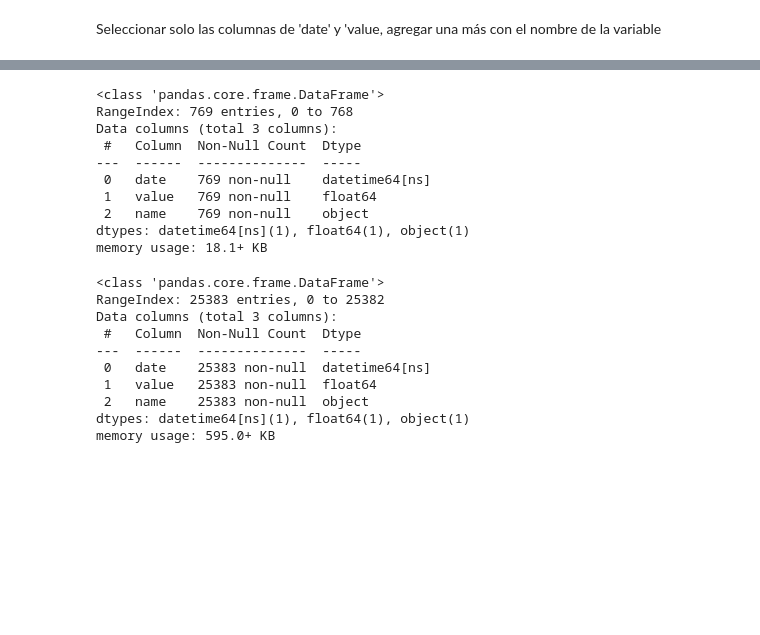
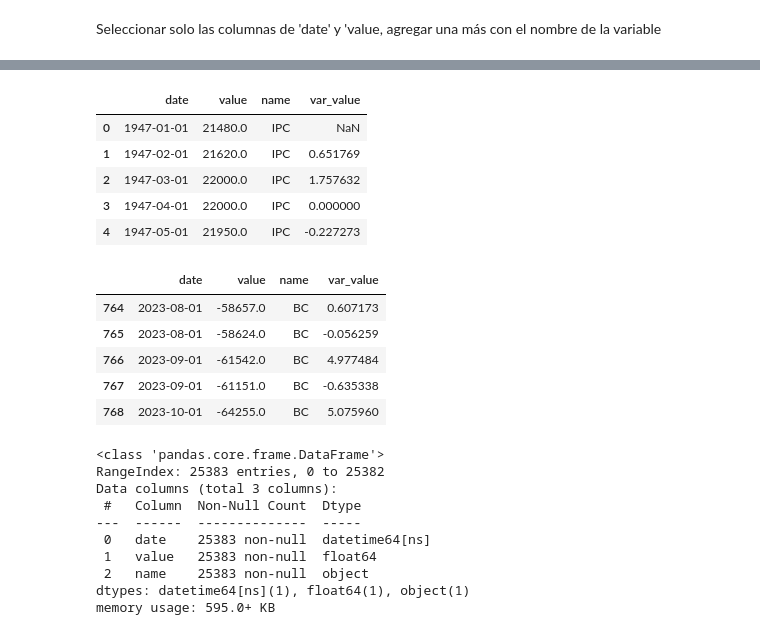
Before and after one commit to 4GeeksAcademy/proyecto_DataScience_DMS, a Jupyter notebook: src/explore copy.ipynb, the cells around one changed output, grey strips where cells are left out. Drawn from its saved outputs; the diff is of its cells as text; code cells hidden in the pictures; blank space fills up the shorter version.

```diff
--- a/src/explore copy.ipynb
+++ b/src/explore copy.ipynb
@@ -271,21 +273,27 @@ memory usage: 26.0+ KB
+# %%
+df_CPIAUCSL.head()
+# %% [output]
+|  | date | value | name | var_value |
+| 0 | 1947-01-01 | 21480.0 | IPC | NaN |
+| 1 | 1947-02-01 | 21620.0 | IPC | 0.651769 |
+| 2 | 1947-03-01 | 22000.0 | IPC | 1.757632 |
+| 3 | 1947-04-01 | 22000.0 | IPC | 0.000000 |
+| 4 | 1947-05-01 | 21950.0 | IPC | -0.227273 |
 # %%
 df_BOPGSTBL = data_BOPGSTB[['date','value']].copy()
 df_BOPGSTBL['name'] = 'BC' #BALANZA COMERCIAL
 df_BOPGSTBL['date'] = pd.to_datetime(df_BOPGSTBL['date'])
 df_BOPGSTBL['value'] = pd.to_numeric(df_BOPGSTBL['value'], errors='coerce')
 df_BOPGSTBL['value'] = df_BOPGSTBL['value'].apply(lambda x: x/100000000000 if x < -200000 else x)
-df_BOPGSTBL.info()
+df_BOPGSTBL['var_value'] = df_BOPGSTBL['value'].pct_change() * 100
+df_BOPGSTBL.tail()
 # %% [output]
-<class 'pandas.core.frame.DataFrame'>
-RangeIndex: 769 entries, 0 to 768
-Data columns (total 3 columns):
- #   Column  Non-Null Count  Dtype
----  ------  --------------  -----
- 0   date    769 non-null    datetime64[ns]
- 1   value   769 non-null    float64
- 2   name    769 non-null    object
-dtypes: datetime64[ns](1), float64(1), object(1)
-memory usage: 18.1+ KB
+|  | date | value | name | var_value |
+| 764 | 2023-08-01 | -58657.0 | BC | 0.607173 |
+| 765 | 2023-08-01 | -58624.0 | BC | -0.056259 |
+| 766 | 2023-09-01 | -61542.0 | BC | 4.977484 |
+| 767 | 2023-09-01 | -61151.0 | BC | -0.635338 |
+| 768 | 2023-10-01 | -64255.0 | BC | 5.075960 |
 # %%
 df_DFF = data_DFF[['date','value']].copy()
 df_DFF['name'] = 'TPM' #TASA DE POLITICA MONETARIA
```
Also changed, not shown: parts of 8 cells of this notebook, 4 other files.
